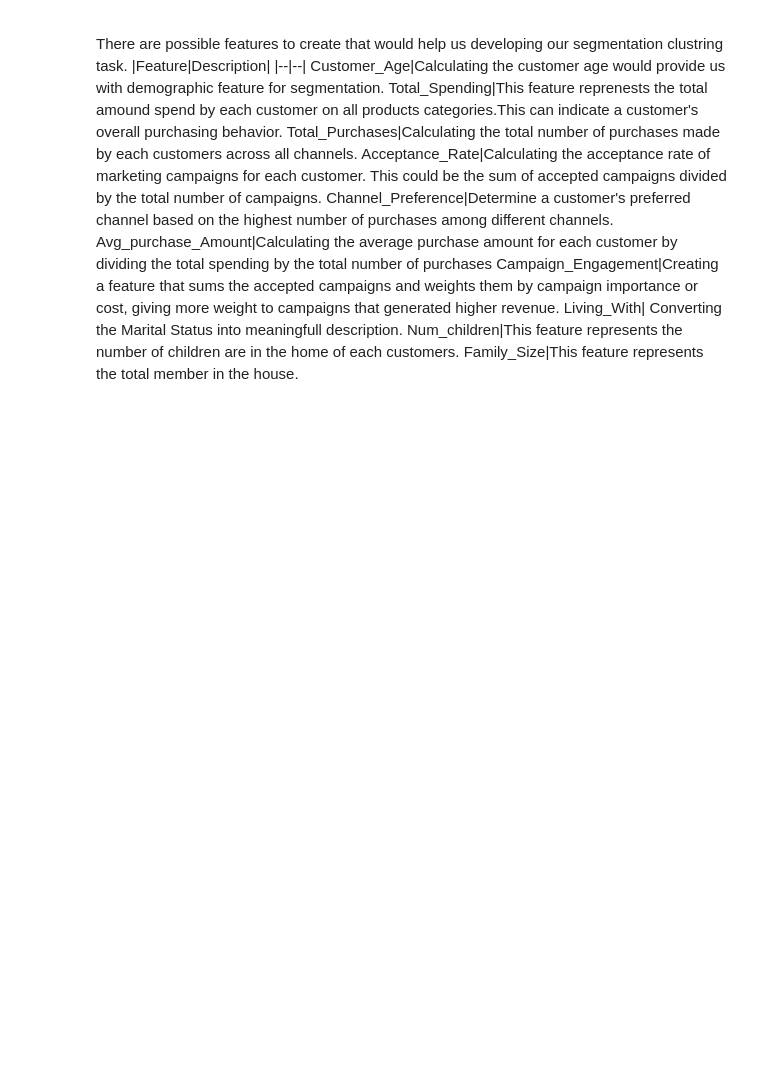
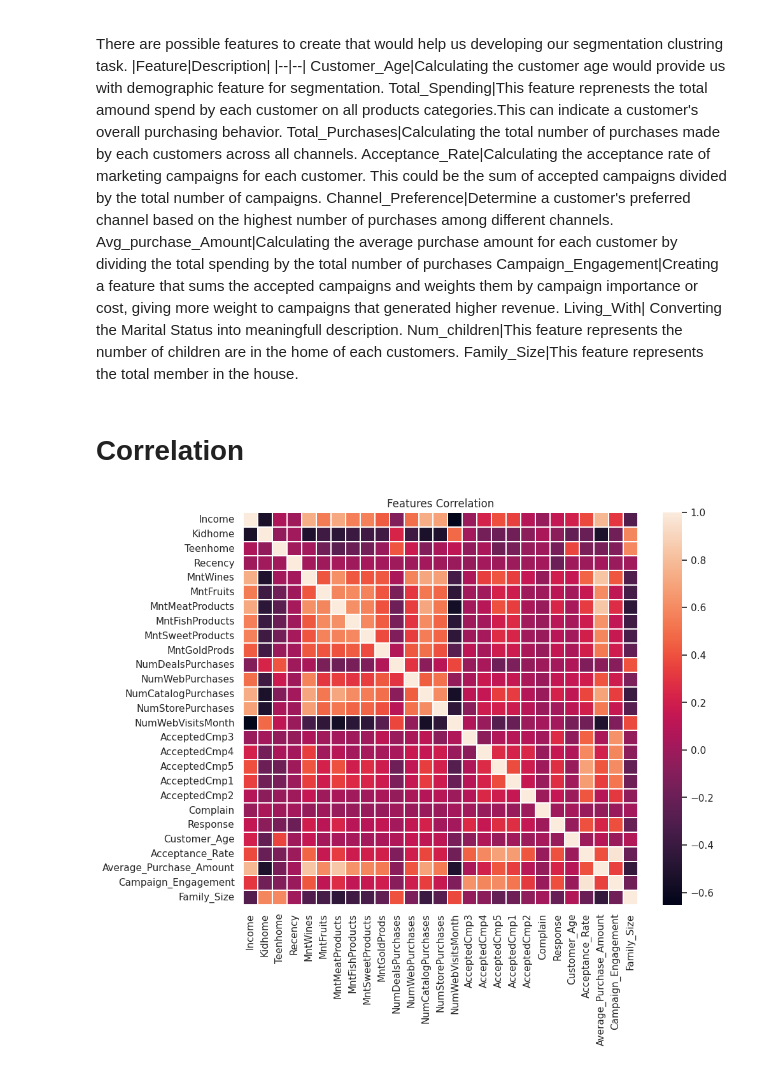
Before and after one commit to AhmedYousriSobhi/customer_segmentation, a Jupyter notebook: nb_workspace/_4_data_feature_engineering.ipynb, the cells around one changed output. Drawn from its saved outputs; the diff is of its cells as text; code cells hidden in the pictures; blank space fills up the shorter version.

```diff
--- a/nb_workspace/_4_data_feature_engineering.ipynb
+++ b/nb_workspace/_4_data_feature_engineering.ipynb
@@ -160,4 +157,17 @@ df['Num_Children'] = df['Kidhome'] + df['Teenhome']
 df['Family_Size'] = df['Living_With'].replace({'Alone':1, 'Partner':2}) + df['Num_Children']
 # %%
 #Dropping some of the redundant features
-to_drop = ["Marital_Status", "Dt_Customer", "Z_CostContact", "Z_Revenue", "Year_Birth", "ID"]
+to_drop = ["Dt_Customer", "Z_CostContact", "Z_Revenue", "Year_Birth", "ID", 'Total_Accepted_Campaigns', 'Total_Spending', 'Total_Purchases', 'Num_Children']
+df_processed = df.drop(to_drop, axis=1)
+# %% [markdown]
+# Correlation
+# %%
+corr_matrix = df_processed.corr()
+# %%
+_, ax = plt.subplots(figsize =(10,8))
+sns.heatmap(corr_matrix,ax = ax, linewidths = 0.1)
+plt.title('Features Correlation')
+plt.savefig('../report/plots/correlation.jpg')
+plt.show()
+# %% [output]
+[figure, added]
```
Also changed, not shown: parts of 10 cells of this notebook, 21 other files.
